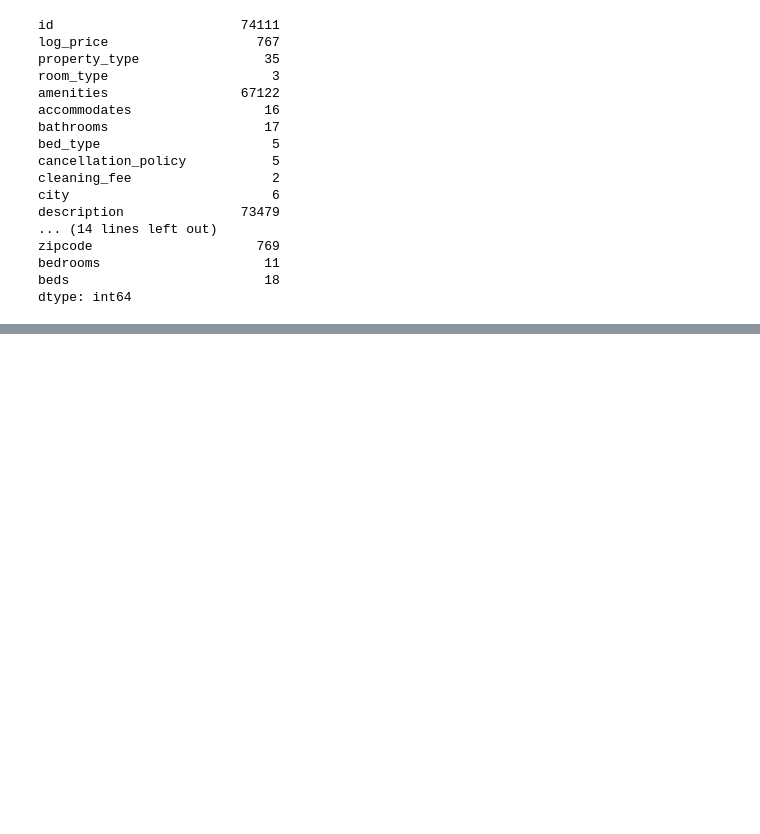
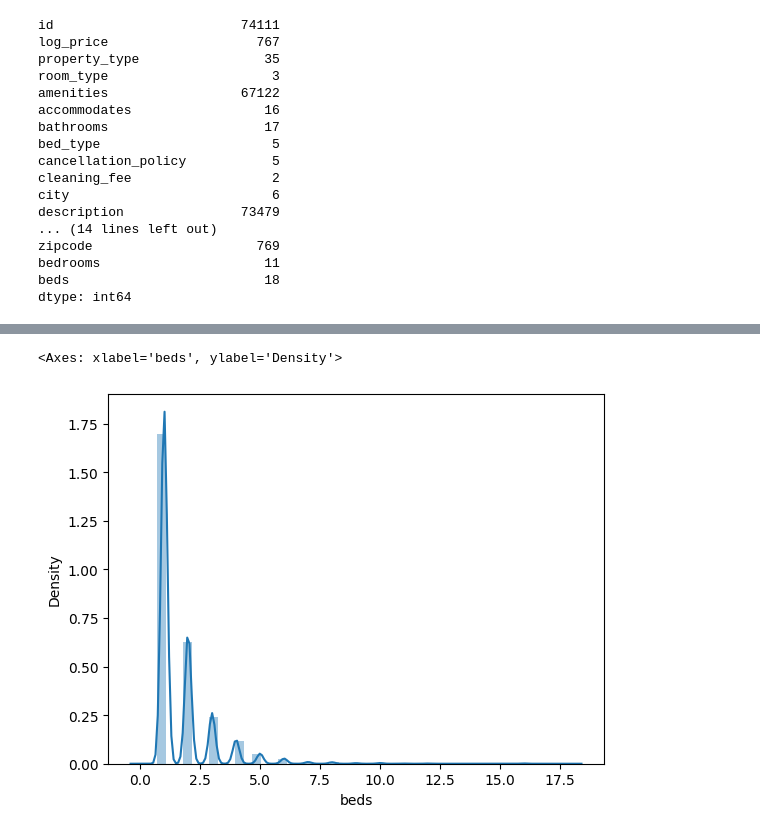
Before and after one commit to timwaganagado/grams, a Jupyter notebook: UNI/BostonHousPriceProject.ipynb, the cells around one changed output, grey strips where cells are left out. Saved outputs shown, nothing was run; the diff lists cells and outputs as text; code cells hidden in the pictures; blank space fills up the shorter version.

```diff
--- a/UNI/BostonHousPriceProject.ipynb
+++ b/UNI/BostonHousPriceProject.ipynb
@@ -1018,0 +191,5 @@ Final Average Accuracy of the model: 82.82
+# %%
+seaborn.distplot(airbnbData['beds'])
+# %% [output]
+<Axes: xlabel='beds', ylabel='Density'>
+[figure, added]
```
Also changed, not shown: parts of 92 cells of this notebook, 12 other files.
